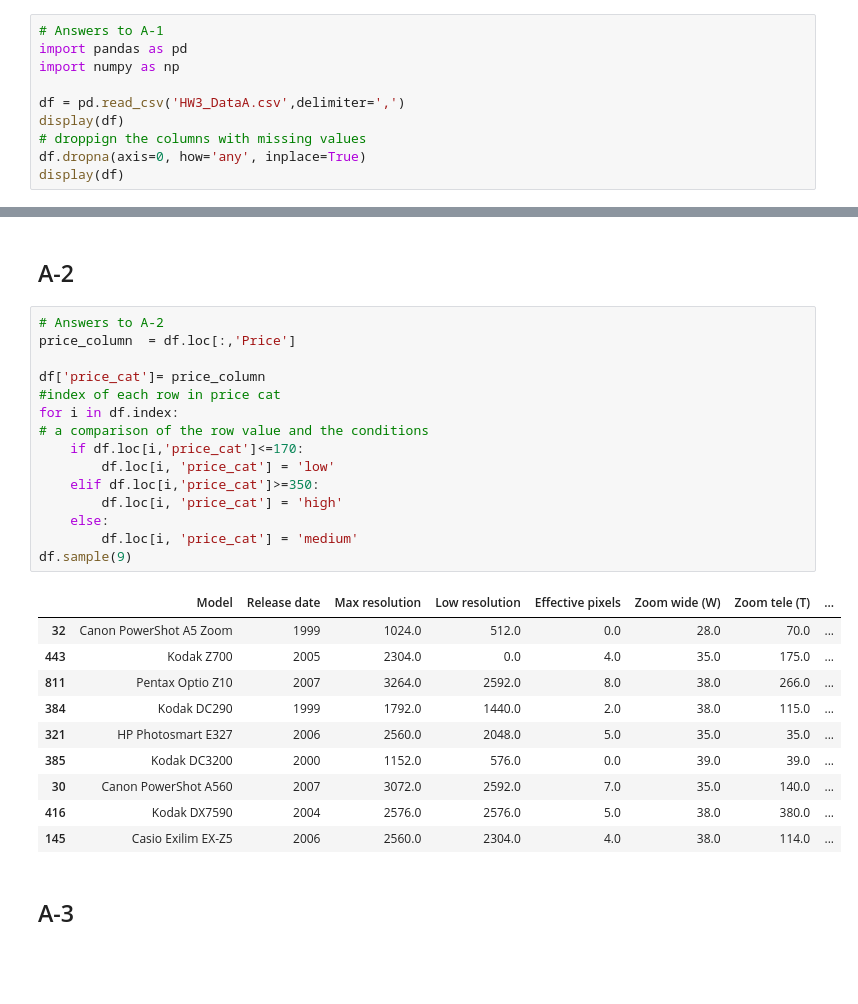
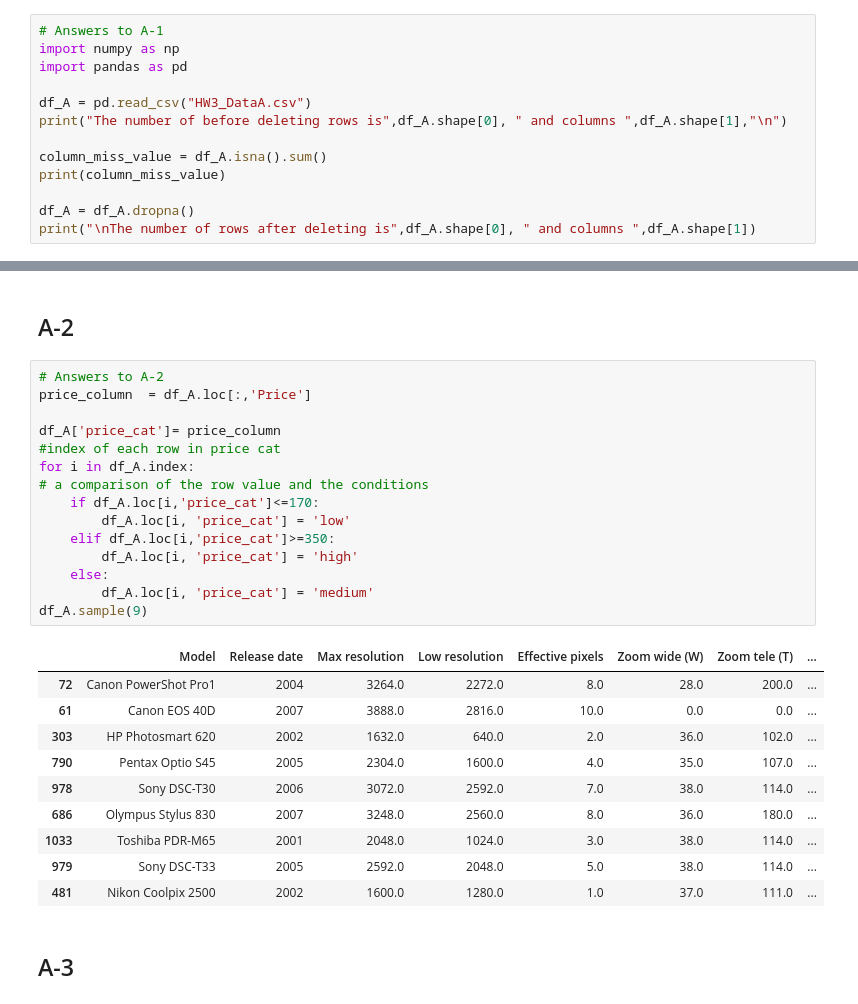
Before and after one commit to ABDULMOHSEEN-AlAli/ISE291_Project, a Jupyter notebook: Homework_3/Template HW-03.ipynb, the cells around one changed output, grey strips where cells are left out. Cells and saved outputs as stored; diff of their text form; blank space fills up the shorter version.

```diff
--- a/Homework_3/Template HW-03.ipynb
+++ b/Homework_3/Template HW-03.ipynb
@@ -30,12 +35,15 @@ All set, you can proceed!
 ## A-1
 # %%
 # Answers to A-1
+import numpy as np
 import pandas as pd
-import numpy as np
 
-df = pd.read_csv('HW3_DataA.csv',delimiter=',')
-display(df)
-# droppign the columns with missing values
-df.dropna(axis=0, how='any', inplace=True)
-display(df)
+df_A = pd.read_csv("HW3_DataA.csv")
+print("The number of before deleting rows is",df_A.shape[0], " and columns ",df_A.shape[1],"\n")
+
+column_miss_value = df_A.isna().sum()
+print(column_miss_value)
+
+df_A = df_A.dropna()
+print("\nThe number of rows after deleting is",df_A.shape[0], " and columns ",df_A.shape[1])
 # %% [output]
@@ -69,30 +69,30 @@ display(df)
 ## A-2
 # %%
 # Answers to A-2
-price_column  = df.loc[:,'Price']
+price_column  = df_A.loc[:,'Price']
 
-df['price_cat']= price_column
+df_A['price_cat']= price_column
 #index of each row in price cat
-for i in df.index:
+for i in df_A.index:
 # a comparison of the row value and the conditions
-    if df.loc[i,'price_cat']<=170:
-        df.loc[i, 'price_cat'] = 'low'
-    elif df.loc[i,'price_cat']>=350:
-        df.loc[i, 'price_cat'] = 'high'
+    if df_A.loc[i,'price_cat']<=170:
+        df_A.loc[i, 'price_cat'] = 'low'
+    elif df_A.loc[i,'price_cat']>=350:
+        df_A.loc[i, 'price_cat'] = 'high'
     else:
-        df.loc[i, 'price_cat'] = 'medium'
-df.sample(9)
+        df_A.loc[i, 'price_cat'] = 'medium'
+df_A.sample(9)
 # %% [output]
 |  | Model | Release date | Max resolution | Low resolution | Effective pixels | Zoom wide (W) | Zoom tele (T) | ... |
-| 32 | Canon PowerShot A5 Zoom | 1999 | 1024.0 | 512.0 | 0.0 | 28.0 | 70.0 | ... |
-| 443 | Kodak Z700 | 2005 | 2304.0 | 0.0 | 4.0 | 35.0 | 175.0 | ... |
-| 811 | Pentax Optio Z10 | 2007 | 3264.0 | 2592.0 | 8.0 | 38.0 | 266.0 | ... |
-| 384 | Kodak DC290 | 1999 | 1792.0 | 1440.0 | 2.0 | 38.0 | 115.0 | ... |
-| 321 | HP Photosmart E327 | 2006 | 2560.0 | 2048.0 | 5.0 | 35.0 | 35.0 | ... |
-| 385 | Kodak DC3200 | 2000 | 1152.0 | 576.0 | 0.0 | 39.0 | 39.0 | ... |
-| 30 | Canon PowerShot A560 | 2007 | 3072.0 | 2592.0 | 7.0 | 35.0 | 140.0 | ... |
-| 416 | Kodak DX7590 | 2004 | 2576.0 | 2576.0 | 5.0 | 38.0 | 380.0 | ... |
-| 145 | Casio Exilim EX-Z5 | 2006 | 2560.0 | 2304.0 | 4.0 | 38.0 | 114.0 | ... |
+| 72 | Canon PowerShot Pro1 | 2004 | 3264.0 | 2272.0 | 8.0 | 28.0 | 200.0 | ... |
+| 61 | Canon EOS 40D | 2007 | 3888.0 | 2816.0 | 10.0 | 0.0 | 0.0 | ... |
+| 303 | HP Photosmart 620 | 2002 | 1632.0 | 640.0 | 2.0 | 36.0 | 102.0 | ... |
+| 790 | Pentax Optio S45 | 2005 | 2304.0 | 1600.0 | 4.0 | 35.0 | 107.0 | ... |
+| 978 | Sony DSC-T30 | 2006 | 3072.0 | 2592.0 | 7.0 | 38.0 | 114.0 | ... |
+| 686 | Olympus Stylus 830 | 2007 | 3248.0 | 2560.0 | 8.0 | 36.0 | 180.0 | ... |
+| 1033 | Toshiba PDR-M65 | 2001 | 2048.0 | 1024.0 | 3.0 | 38.0 | 114.0 | ... |
+| 979 | Sony DSC-T33 | 2005 | 2592.0 | 2048.0 | 5.0 | 38.0 | 114.0 | ... |
+| 481 | Nikon Coolpix 2500 | 2002 | 1600.0 | 1280.0 | 1.0 | 37.0 | 111.0 | ... |
 # %% [markdown]
 ## A-3
 # %%
```
Also changed, not shown: parts of 24 cells of this notebook.
